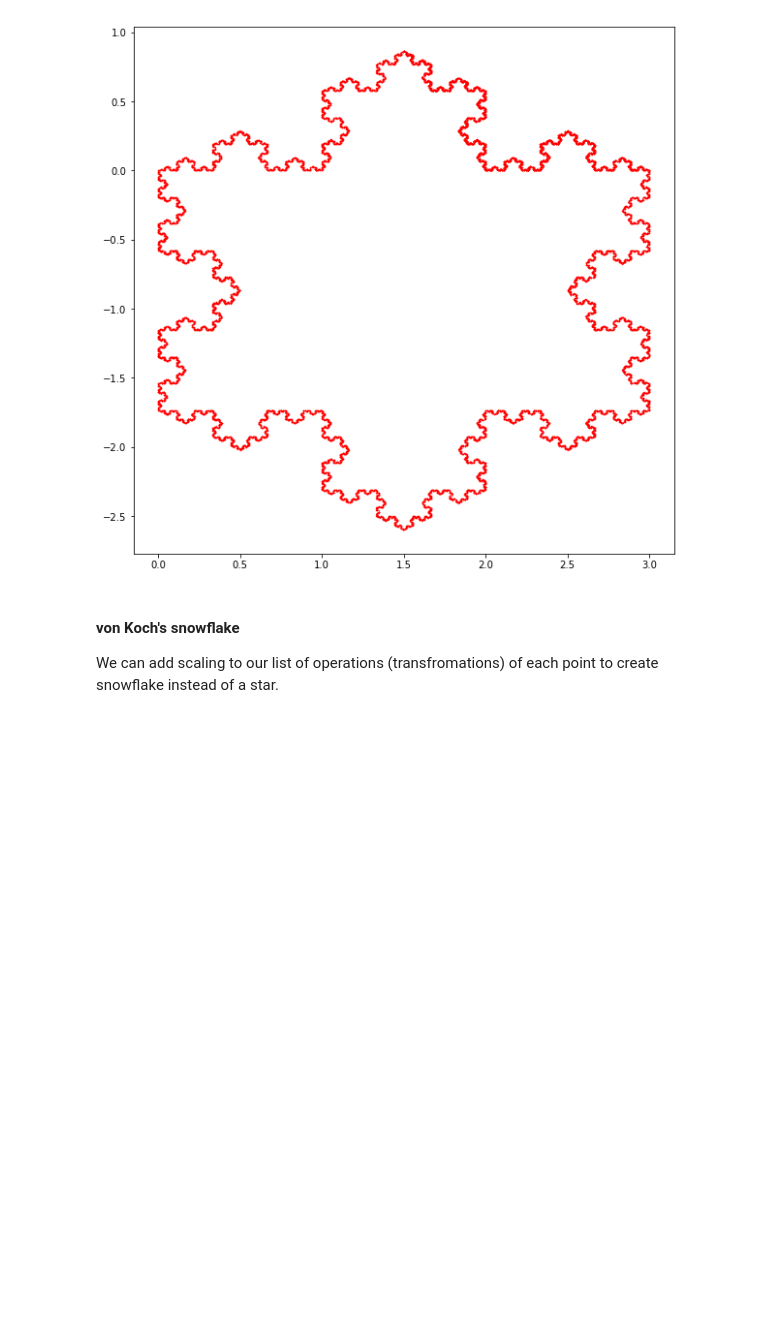
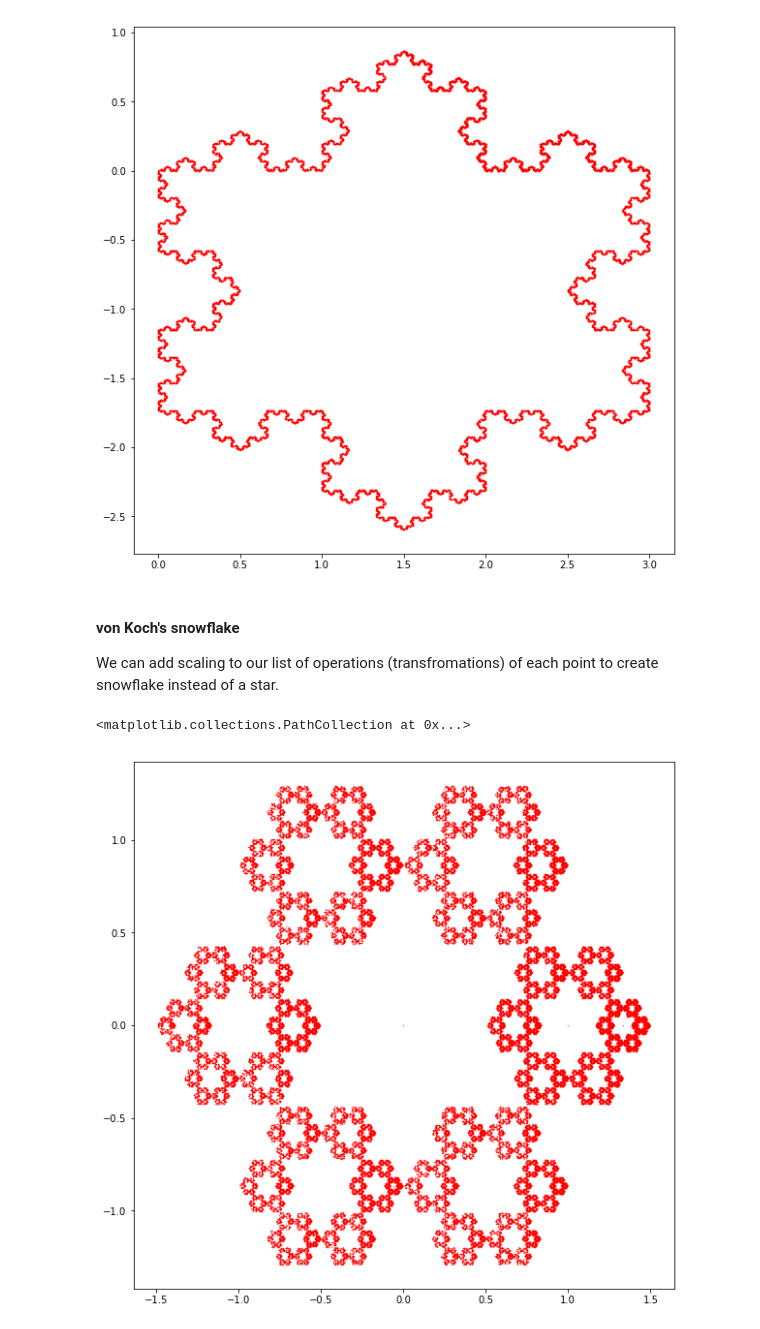
Before and after one commit to SimonMolinsky/fractals_and_chaos, a Jupyter notebook: chapter_04.ipynb, the cells around one changed output. Drawn from its saved outputs; the diff is of its cells as text; code cells hidden in the pictures; blank space fills up the shorter version.

Commit message:
koch snowflake

```diff
--- a/chapter_04.ipynb
+++ b/chapter_04.ipynb
@@ -370,3 +370,45 @@ plt.scatter(star_cantor[:, 0], star_cantor[:, 1], s=0.1, c='r')
 #### von Koch's snowflake
 
 We can add scaling to our list of operations (transfromations) of each point to create snowflake instead of a star.
+# %%
+class Snowflake:
+
+    def __init__(self, x, y, iterations):
+        self.z = complex(x, y)
+        self.points_list = [[x, y]]
+        self.x = x
+        self.y = y
+        self.iters = iterations
+        self.star_const_a = np.exp(-(np.pi * 1j) / 3)
+        self.star_const_b = np.exp((np.pi * 1j) / 3)
+        self.c = {
+            'w1': 1,
+            'w2': 2,
+            'w3': 3,
+            'w4': 4,
+            'w5': 5,
+            'w6': 6,
+            'w7': 0
+        }
+
+    def _calculate_w(self):
+        key = np.random.choice(list(self.c.keys()))
+        w = 0.33 * self.z + np.exp((1j * np.pi * self.c[key]) / 3)
+        return w
+
+    def build_snowflake(self):
+
+        for i in range(0, self.iters):
+            z = self._calculate_w()
+            self.points_list.append([z.real, z.imag])
+            self.z = z
+        return np.asarray(self.points_list)
+# %%
+snowflake = Snowflake(0, 0, 100000)
+# %%
+data = snowflake.build_snowflake()
+plt.figure(figsize=(10,10))
+plt.scatter(data[:, 0], data[:, 1], s=0.1, c='r')
+# %% [output]
+<matplotlib.collections.PathCollection at 0x...>
+[figure, added]
```
Also changed, not shown: parts of 2 cells of this notebook.
